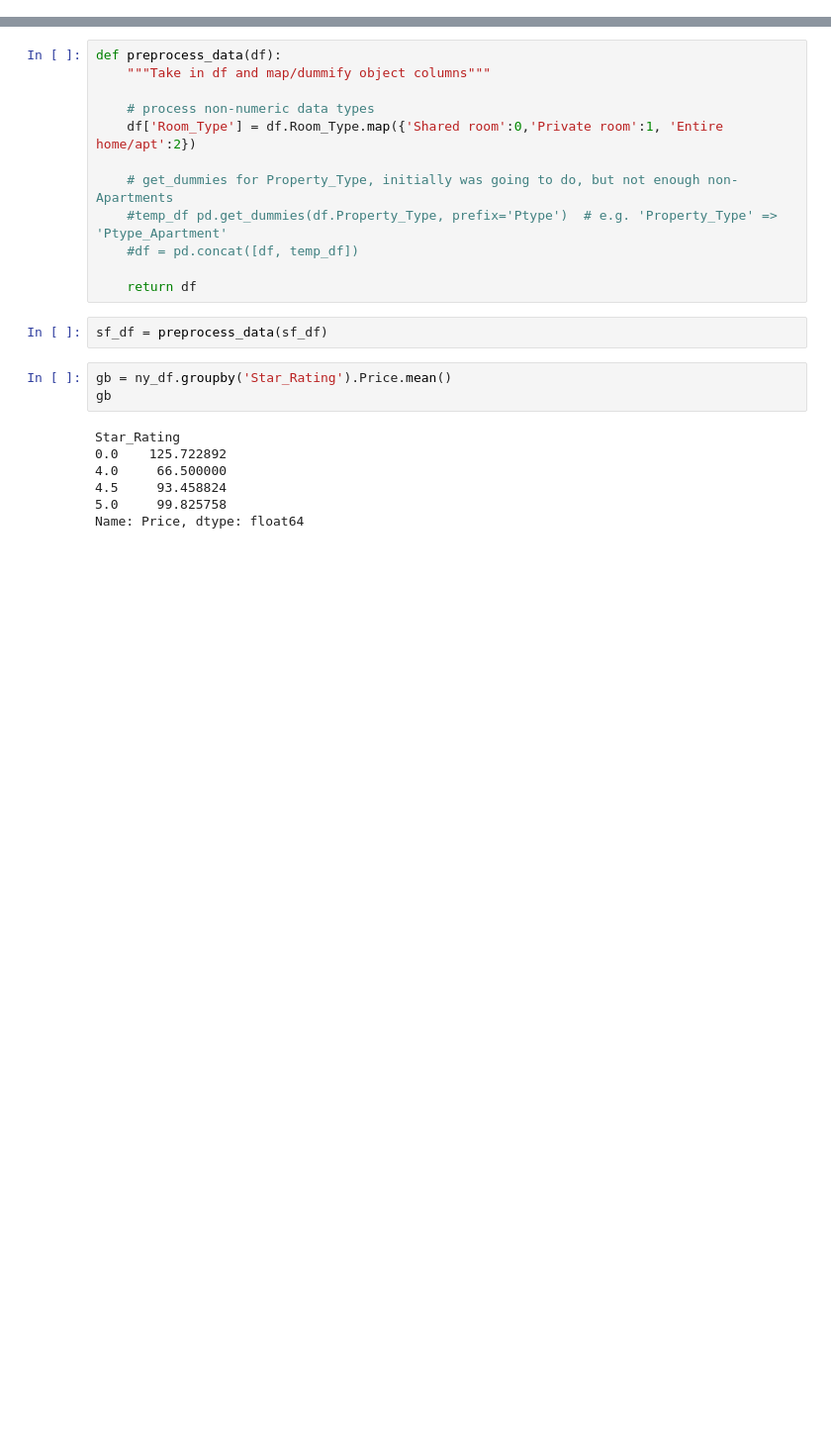
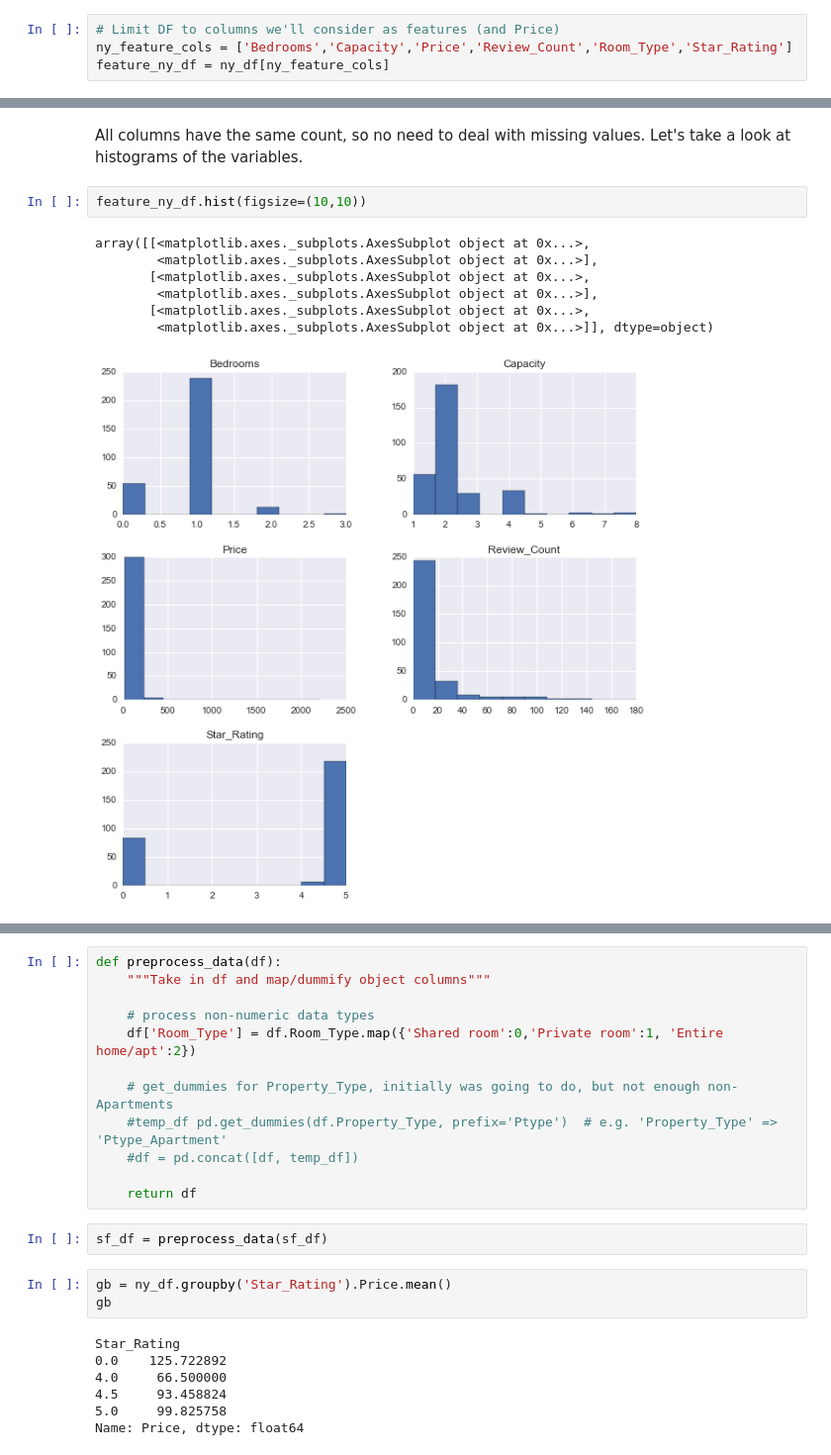
Before and after one commit to peacing/bkds-datachallenge-singman-paul, a Jupyter notebook: case-study-writeup.ipynb, the cells around one changed output, grey strips where cells are left out. Shown: that part at 99% size. Saved outputs shown, nothing was run; the diff lists cells and outputs as text; blank space fills up the shorter version.

```diff
--- a/case-study-writeup.ipynb
+++ b/case-study-writeup.ipynb
@@ -33,0 +58,4 @@ ny_df.head()
+# %%
+# Limit DF to columns we'll consider as features (and Price)
+ny_feature_cols = ['Bedrooms','Capacity','Price','Review_Count','Room_Type','Star_Rating']
+feature_ny_df = ny_df[ny_feature_cols]
@@ -33,0 +75,12 @@ ny_df.head()
+# %% [markdown]
+All columns have the same count, so no need to deal with missing values. Let's take a look at histograms of the variables.
+# %%
+feature_ny_df.hist(figsize=(10,10))
+# %% [output]
+array([[<matplotlib.axes._subplots.AxesSubplot object at 0x...>,
+        <matplotlib.axes._subplots.AxesSubplot object at 0x...>],
+       [<matplotlib.axes._subplots.AxesSubplot object at 0x...>,
+        <matplotlib.axes._subplots.AxesSubplot object at 0x...>],
+       [<matplotlib.axes._subplots.AxesSubplot object at 0x...>,
+        <matplotlib.axes._subplots.AxesSubplot object at 0x...>]], dtype=object)
+[figure, added]
```
Also changed, not shown: parts of 43 cells of this notebook.
